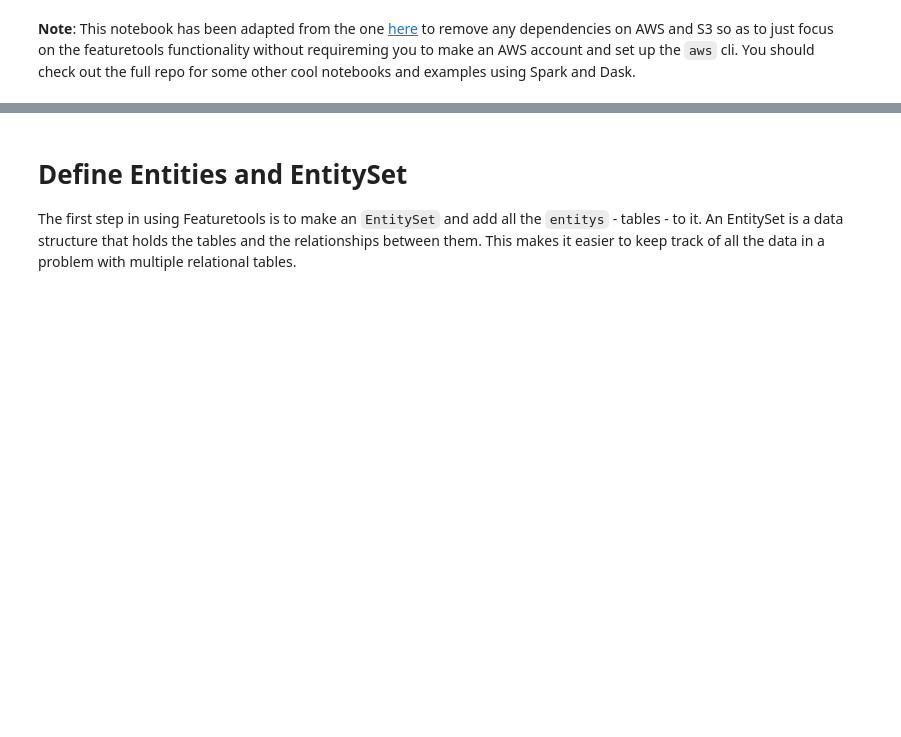
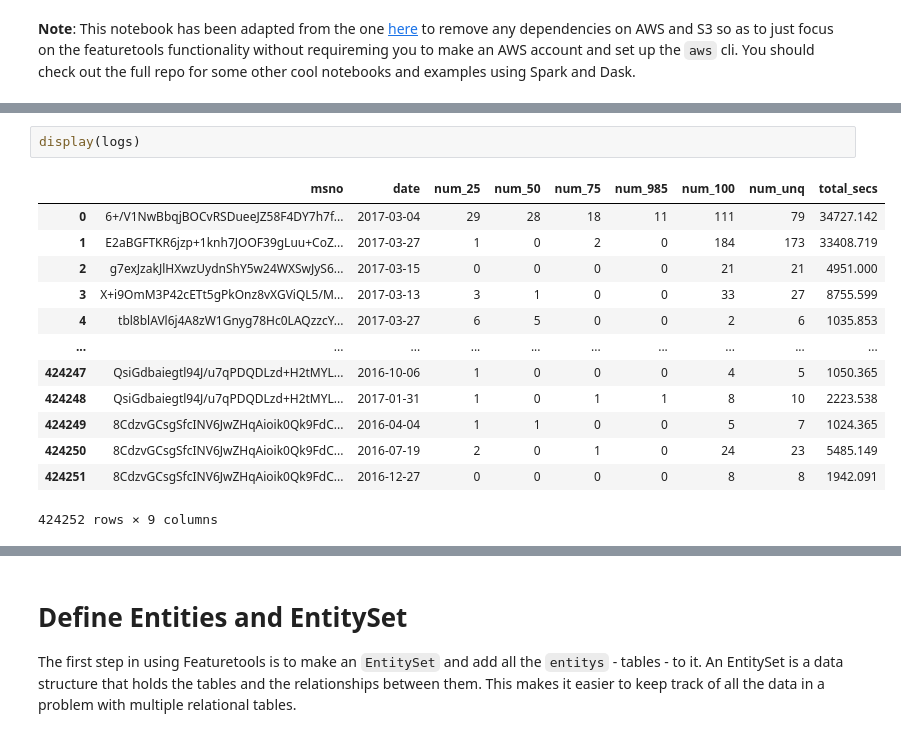
Before and after one commit to deannachurch/featuretools, a Jupyter notebook: Feature Engineering.ipynb, the cells around one changed output, grey strips where cells are left out. Drawn from its saved outputs; the diff is of its cells as text; blank space fills up the shorter version.

```diff
--- a/Feature Engineering.ipynb
+++ b/Feature Engineering.ipynb
@@ -74,0 +113,16 @@ This schema is all the domain knowledge needed to perform automated feature engi
+# %%
+display(logs)
+# %% [output]
+|  | msno | date | num_25 | num_50 | num_75 | num_985 | num_100 | num_unq | total_secs |
+| 0 | 6+/V1NwBbqjBOCvRSDueeJZ58F4DY7h7f... | 2017-03-04 | 29 | 28 | 18 | 11 | 111 | 79 | 34727.142 |
+| 1 | E2aBGFTKR6jzp+1knh7JOOF39gLuu+CoZ... | 2017-03-27 | 1 | 0 | 2 | 0 | 184 | 173 | 33408.719 |
+| 2 | g7exJzakJlHXwzUydnShY5w24WXSwJyS6... | 2017-03-15 | 0 | 0 | 0 | 0 | 21 | 21 | 4951.000 |
+| 3 | X+i9OmM3P42cETt5gPkOnz8vXGViQL5/M... | 2017-03-13 | 3 | 1 | 0 | 0 | 33 | 27 | 8755.599 |
+| 4 | tbl8blAVl6j4A8zW1Gnyg78Hc0LAQzzcY... | 2017-03-27 | 6 | 5 | 0 | 0 | 2 | 6 | 1035.853 |
+| ... | ... | ... | ... | ... | ... | ... | ... | ... | ... |
+| 424247 | QsiGdbaiegtl94J/u7qPDQDLzd+H2tMYL... | 2016-10-06 | 1 | 0 | 0 | 0 | 4 | 5 | 1050.365 |
+| 424248 | QsiGdbaiegtl94J/u7qPDQDLzd+H2tMYL... | 2017-01-31 | 1 | 0 | 1 | 1 | 8 | 10 | 2223.538 |
+| 424249 | 8CdzvGCsgSfcINV6JwZHqAioik0Qk9FdC... | 2016-04-04 | 1 | 1 | 0 | 0 | 5 | 7 | 1024.365 |
+| 424250 | 8CdzvGCsgSfcINV6JwZHqAioik0Qk9FdC... | 2016-07-19 | 2 | 0 | 1 | 0 | 24 | 23 | 5485.149 |
+| 424251 | 8CdzvGCsgSfcINV6JwZHqAioik0Qk9FdC... | 2016-12-27 | 0 | 0 | 0 | 0 | 8 | 8 | 1942.091 |
+424252 rows × 9 columns
```
Also changed, not shown: parts of 45 cells of this notebook, 1 other file.
